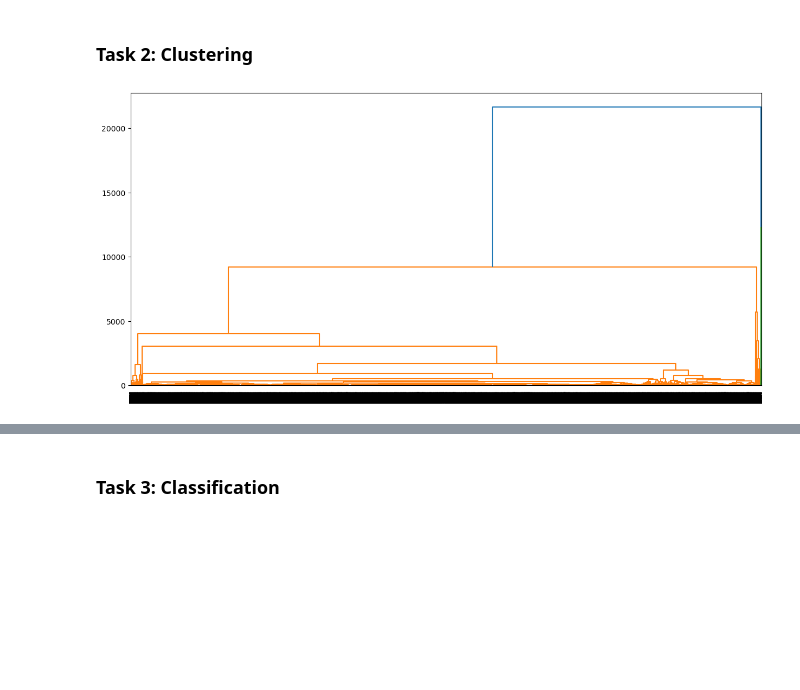
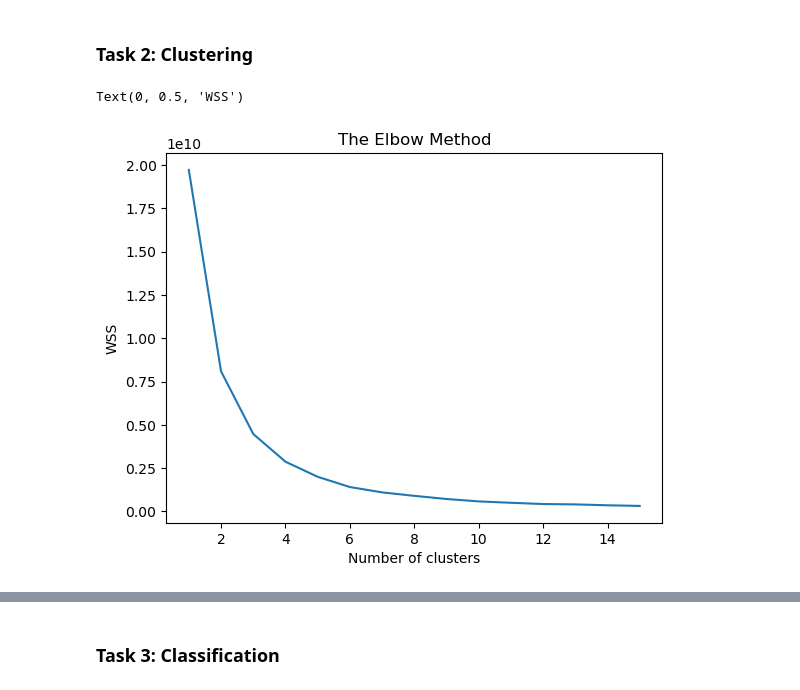
Before and after one commit to kgoel59/BigData, a Jupyter notebook: A1/code/main.ipynb, the cells around one changed output, grey strips where cells are left out. Cells and saved outputs as stored; diff of their text form; code cells hidden in the pictures; blank space fills up the shorter version.

```diff
--- a/A1/code/main.ipynb
+++ b/A1/code/main.ipynb
@@ -331,15 +331,20 @@ df_integers = df.drop(['category', 'name', 'is_new'], axis=1)
-# %%
-#Decide number of clusters from dendogram
-import scipy.cluster.hierarchy as sch
-from scipy.spatial.distance import pdist
-
-dist = pdist(df_integers, 'euclidean')
-linkage_matrix = sch.linkage(dist, method = 'complete')
-plt.figure(figsize=(15,7))
-sch.dendrogram(linkage_matrix)
-plt.show()
-# %% [output]
-[figure, removed]
+# %%
+from  sklearn.cluster import KMeans
+
+wss = []
+
+for i in range(1, 16):
+    kmeans = KMeans(n_clusters=i, init = 'k-means++', random_state=42)
+    kmeans.fit(df_integers)
+    wss.append(kmeans.inertia_)
+
+plt.plot(range(1, 16), wss)
+plt.title('The Elbow Method')
+plt.xlabel('Number of clusters')
+plt.ylabel('WSS')
+# %% [output]
+Text(0, 0.5, 'WSS')
+[figure, added]
 # %%
 from sklearn.cluster import KMeans, AgglomerativeClustering
 from sklearn.metrics import silhouette_score, calinski_harabasz_score, davies_bouldin_score
```
Also changed, not shown: parts of 8 cells of this notebook.
